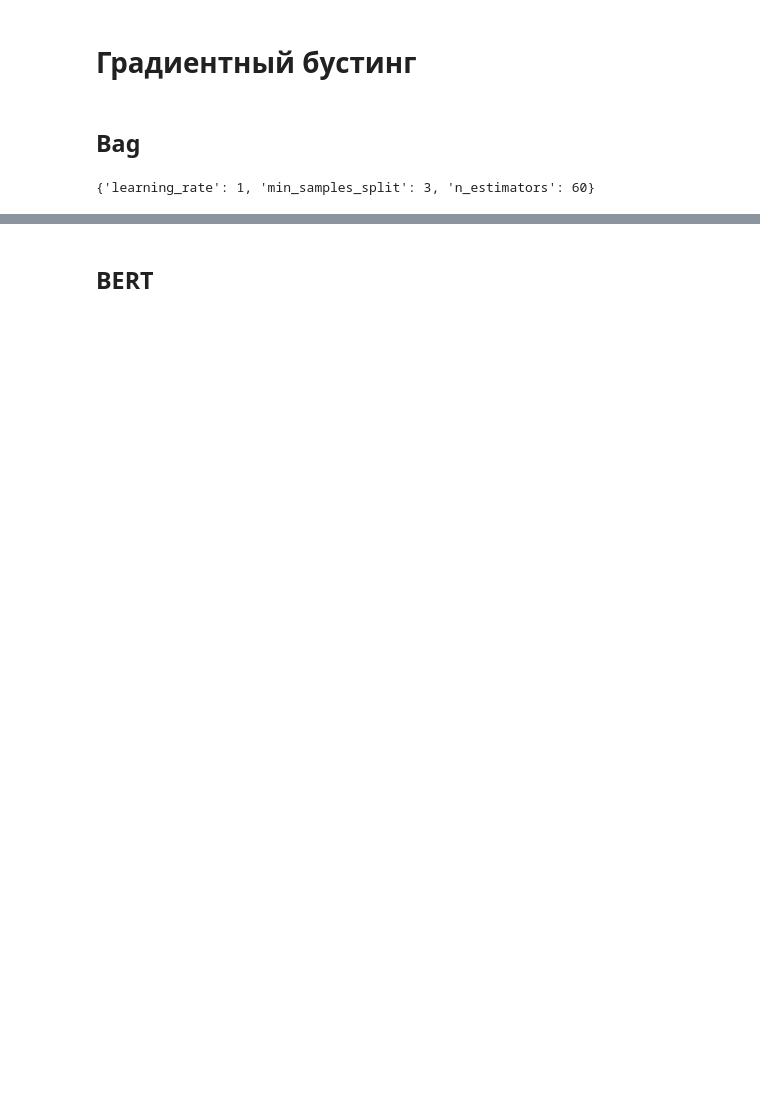
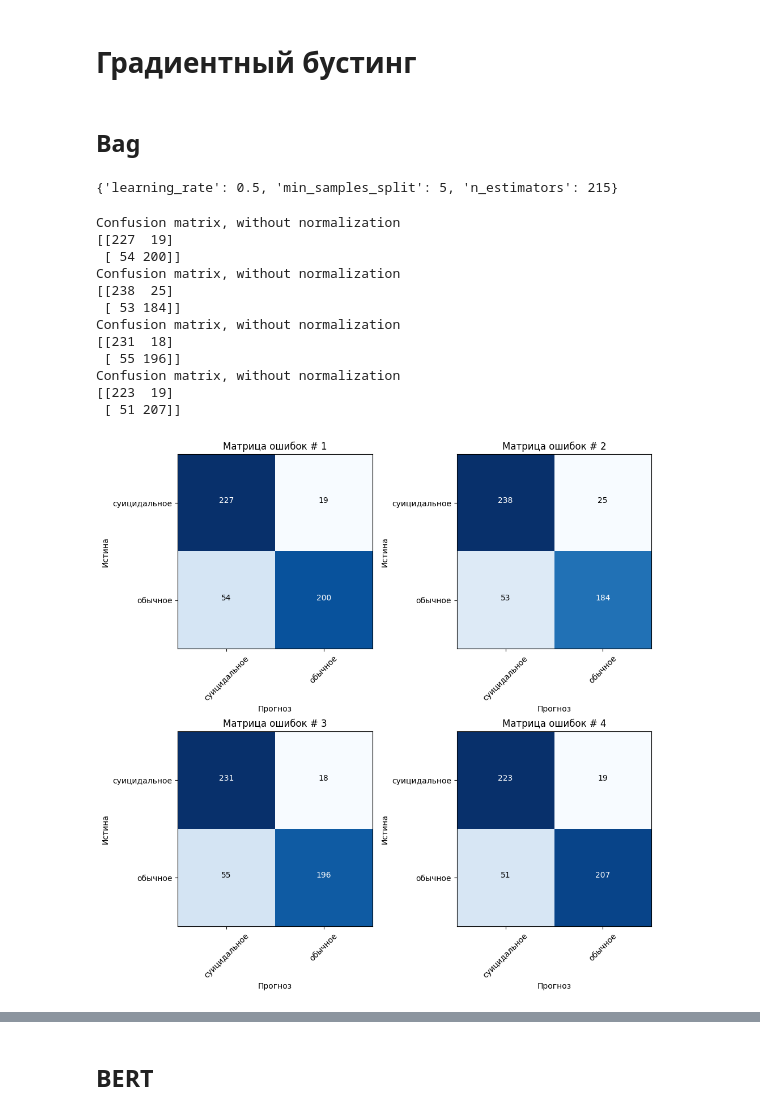
Before and after one commit to TheSawIsTheLaw/iWannaKillMyself, a Jupyter notebook: dataset/base.ipynb, the cells around one changed output, grey strips where cells are left out. Cells and saved outputs as stored; diff of their text form; code cells hidden in the pictures; blank space fills up the shorter version.

Commit message:
ADD: so. many. plots.

```diff
--- a/dataset/base.ipynb
+++ b/dataset/base.ipynb
@@ -17,7 +17,7 @@ def plot_confusion_matrix(cm, classes,
 
     plt.subplot(*plot_place)
     plt.imshow(cm, interpolation='nearest', cmap=cmap)
-    plt.title(title)
+    plt.title(title + " # " + str(plot_place[2]))
     tick_marks = np.arange(len(classes))
     plt.xticks(tick_marks, classes, rotation=45)
     plt.yticks(tick_marks, classes)
@@ -46,7 +46,7 @@ from sklearn.model_selection import train_test_split
 
 SPLIT_NUMBER = 4
 
-def confusionMatrices(estimator, classes = []):
+def confusionMatrices(vectorized_data, estimator, classes = []):
     classes_data = data['class'].apply(lambda x: int(x))
     splits = SPLIT_NUMBER
     kf = KFold(n_splits=splits)
@@ -60,22 +60,25 @@ def confusionMatrices(estimator, classes = []):
         plot_confusion_matrix(matrix, classes, plot_place=[int(splits / 2) + splits % 2, 2, n])
         n += 1
 
-def crossScores(estimator):
+def crossScores(vectorized_data, estimator):
     classes_data = data['class'].apply(lambda x: int(x))
     crossScoreAccuracy = cross_val_score(estimator, scoring='accuracy', X=vectorized_data, y=classes_data.tolist(), cv=SPLIT_NUMBER)
     crossScoreF = cross_val_score(estimator, scoring='f1', X=vectorized_data, y=classes_data.tolist(), cv=SPLIT_NUMBER)
     crossScoreRocAuc = cross_val_score(estimator, scoring='roc_auc', X=vectorized_data, y=classes_data.tolist(), cv=SPLIT_NUMBER)
 
-    fig, axs = plt.subplots(SPLIT_NUMBER, figsize=(10, 20))
+    fig, axs = plt.subplots(3, figsize=(8, 15))
 
+    print(crossScoreAccuracy)
     axs[0].plot(crossScoreAccuracy)
     axs[0].set_title("Точность")
     axs[0].set(xlabel='Порядковый номер разбиения', ylabel='Значение метрики')
 
+    print(crossScoreF)
     axs[1].plot(crossScoreF)
     axs[1].set_title("F1")
     axs[1].set(xlabel='Порядковый номер разбиения', ylabel='Значение метрики')
 
+    print(crossScoreRocAuc)
     axs[2].plot(crossScoreRocAuc)
     axs[2].set_title("ROC AUC")
     axs[2].set(xlabel='Порядковый номер разбиения', ylabel='Значение метрики')
@@ -190,11 +195,26 @@ vectorized_data_bert
 from sklearn.ensemble import GradientBoostingClassifier
 
 estimator = GradientBoostingClassifier()
-gridSearch(vectorized_data_bag, estimator, paramGrid={'learning_rate': [0.1, 0.5, 1, 2], 'min_samples_split': [2, 3, 6], 'n_estimators': [20, 40, 60]})
+gridSearch(vectorized_data_bag, estimator, paramGrid={'learning_rate': [0.5], 'min_samples_split': [4, 5], 'n_estimators': [210, 215, 220]})
 # %% [output]
-{'learning_rate': 1, 'min_samples_split': 3, 'n_estimators': 60}
+{'learning_rate': 0.5, 'min_samples_split': 5, 'n_estimators': 215}
 # %%
 from sklearn.ensemble import GradientBoostingClassifier
 
-estimator = GradientBoostingClassifier(learning_rate=0.5, min_samples_split=6, n_estimators=60)
-confusionMatrices(estimator=estimator, classes=["суицидальное", "обычное"])
+estimator = GradientBoostingClassifier(learning_rate=0.5, min_samples_split=5, n_estimators=215)
+confusionMatrices(vectorized_data_bag, estimator=estimator, classes=["суицидальное", "обычное"])
+plt.savefig("plots/gradientMatrBag.pdf", format="pdf")
+# %% [output]
+Confusion matrix, without normalization
+[[227  19]
+ [ 54 200]]
+Confusion matrix, without normalization
+[[238  25]
+ [ 53 184]]
+Confusion matrix, without normalization
+[[231  18]
+ [ 55 196]]
+Confusion matrix, without normalization
+[[223  19]
+ [ 51 207]]
+[figure, added]
```
Also changed, not shown: parts of 51 cells of this notebook, 54 other files.
